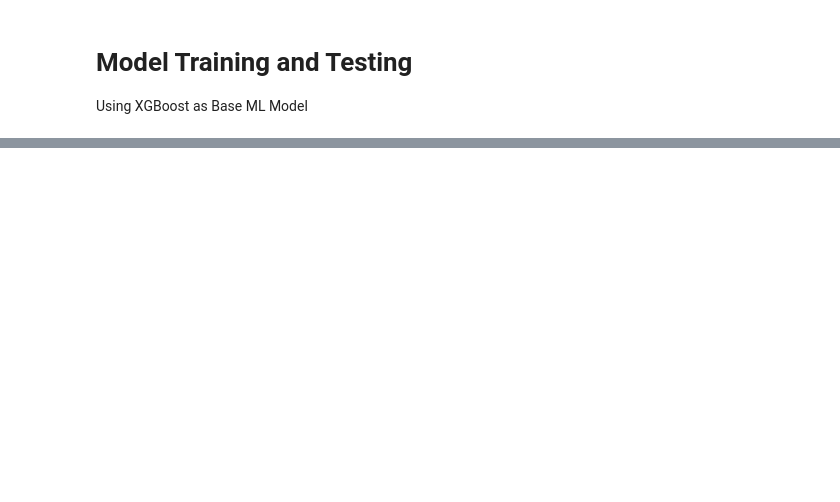
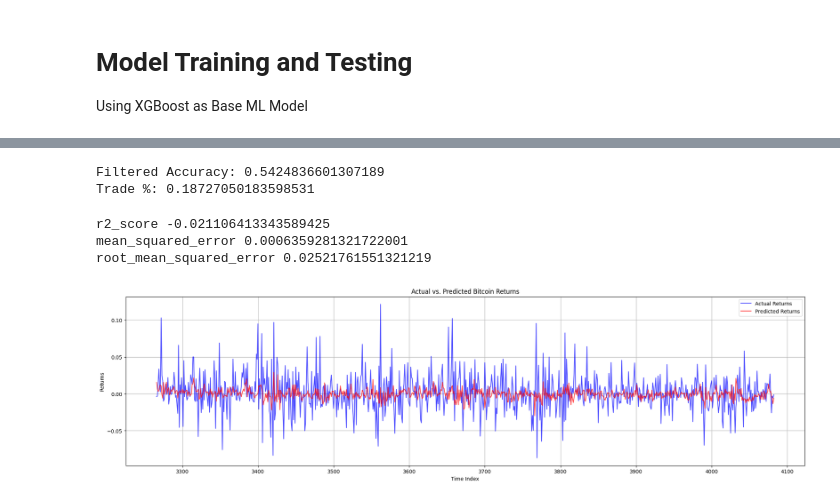
Before and after one commit to ViKing-Coder-jpg/CryptoMoon, a Jupyter notebook: BackEnd/CryptoMoon.ipynb, the cells around one changed output, grey strips where cells are left out. Cells and saved outputs as stored; diff of their text form; code cells hidden in the pictures; blank space fills up the shorter version.

Commit message:
XBoost model initialization

```diff
--- a/BackEnd/CryptoMoon.ipynb
+++ b/BackEnd/CryptoMoon.ipynb
@@ -63,15 +94,12 @@ tscv = TimeSeriesSplit(n_splits=5)
+# %%
+# Calculate the split point (80% for training, 20% for testing)
+split_point = int(len(X) * 0.8)
+
+# Split the data chronologically
+X_train = X.iloc[:split_point]
+X_test = X.iloc[split_point:]
+y_train = y.iloc[:split_point]
+y_test = y.iloc[split_point:]
 # %% [markdown]
 # Model Training and Testing
   Using XGBoost as Base ML Model
-# %%
-
-for train_index, test_index in tscv.split(X):
-    X_train, X_test = X.iloc[train_index], X.iloc[test_index]
-    y_train, y_test = y.iloc[train_index], y.iloc[test_index]
-    model=XGBRegressor()
-    model.fit(X_train, y_train)
-    y_pred = model.predict(X_test)
-    print('Mean Squared Error:',mean_squared_error(y_test,y_pred))
-    print('Root Mean Squared Error:',root_mean_squared_error(y_test,y_pred))
-    print('R2 Score:',r2_score(y_test,y_pred))
-    print()
@@ -102,0 +106,46 @@ R2 Score: -2.1014473056468517
+# %%
+model=XGBRegressor(
+     n_estimators=1000,
+    learning_rate=0.02,
+    max_depth=3,
+    subsample=0.8,
+    colsample_bytree=0.8,
+    objective='reg:pseudohubererror'
+)
+model.fit(X_train,y_train)
+y_pred=model.predict(X_test)
+# %%
+threshold = 0.008
+
+signals = np.where(y_pred > threshold, 1,
+          np.where(y_pred < -threshold, -1, 0))
+
+mask = signals != 0
+
+direction_acc = np.mean((signals[mask] > 0) == (y_test[mask] > 0))
+
+print("Filtered Accuracy:", direction_acc)
+print("Trade %:", np.mean(mask))
+# %% [output]
+Filtered Accuracy: 0.5424836601307189
+Trade %: 0.18727050183598531
+# %%
+print('r2_score',r2_score(y_test,y_pred))
+print('mean_squared_error',mean_squared_error(y_test,y_pred))
+print('root_mean_squared_error',root_mean_squared_error(y_test,y_pred))
+# %% [output]
+r2_score -0.021106413343589425
+mean_squared_error 0.0006359281321722001
+root_mean_squared_error 0.02521761551321219
+# %%
+plt.figure(figsize=(24, 6))
+plt.plot(y_test.index, y_test, label='Actual Returns', color='blue', alpha=0.7)
+plt.plot(y_test.index, y_pred, label='Predicted Returns', color='red', alpha=0.7)
+plt.title('Actual vs. Predicted Bitcoin Returns')
+plt.xlabel('Time Index')
+plt.ylabel('Returns')
+plt.legend()
+plt.grid(True)
+plt.show()
+# %% [output]
+[figure, added]
```
Also changed, not shown: parts of 8 cells of this notebook.
